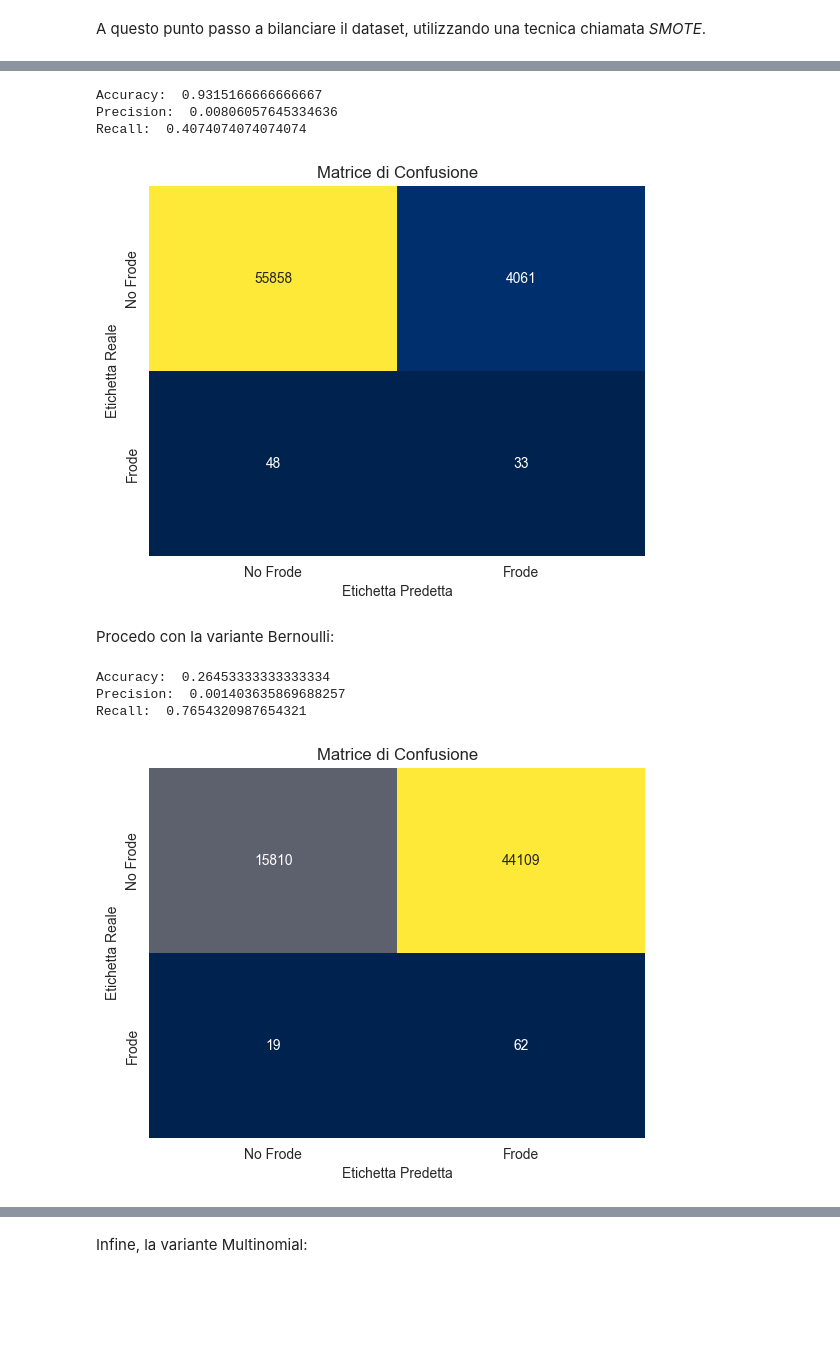
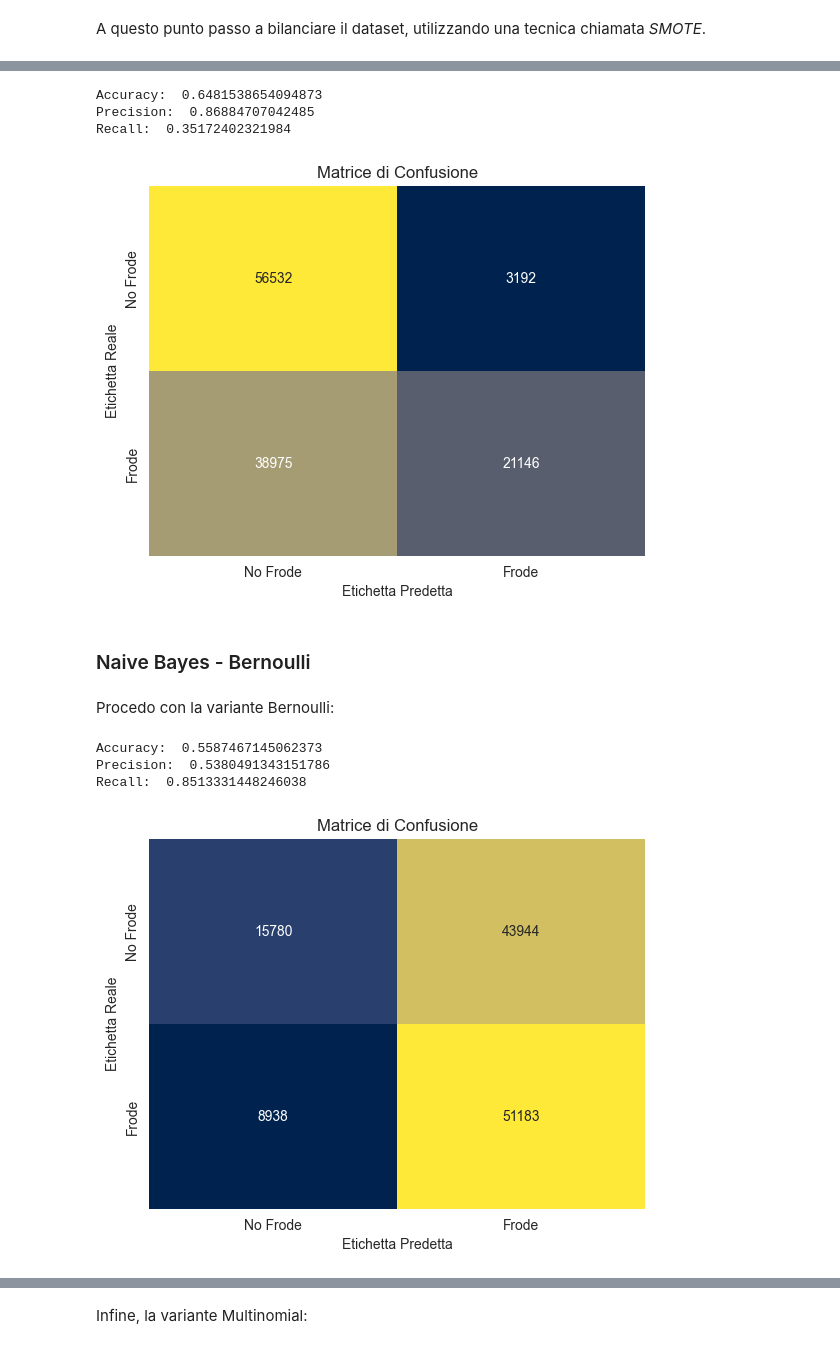
Before and after one commit to marcosantoriello/CCFDetector, a Jupyter notebook: CreditCardFraudDetector.ipynb, the cells around one changed output, grey strips where cells are left out. Saved outputs shown, nothing was run; the diff lists cells and outputs as text; code cells hidden in the pictures; blank space fills up the shorter version.

Commit message:
Implementati Naive Bayes, DTC, Random Forest

```diff
--- a/CreditCardFraudDetector.ipynb
+++ b/CreditCardFraudDetector.ipynb
@@ -443,12 +425,12 @@ A questo punto passo a bilanciare il dataset, utilizzando una tecnica chiamata *
 # %%
 from imblearn.over_sampling import SMOTE
 # %%
-print("Prima dell'OverSampling, n. transazioni fraudolente: {}".format(sum(y_train==1)))
-print("Prima dell'OverSampling, n. transazioni non fraudolente: {} \n".format(sum(y_train==0)))
+print("Prima dell'OverSampling, n. transazioni fraudolente: {}".format(sum(y==1)))
+print("Prima dell'OverSampling, n. transazioni non fraudolente: {} \n".format(sum(y==0)))
 
 sm = SMOTE(random_state=52)
-X_train_smote, y_train_smote = sm.fit_resample(X_train, y_train)
+X_smote, y_smote = sm.fit_resample(X, y)
 
-print("Dopo l'OverSampling, n. transazioni fraudolente: {}".format(sum(y_train_smote==1)))
-print("Dopo l'OverSampling, n. transazioni non fraudolente: {}".format(sum(y_train_smote==0)))
+print("Dopo l'OverSampling, n. transazioni fraudolente: {}".format(sum(y_smote==1)))
+print("Dopo l'OverSampling, n. transazioni non fraudolente: {}".format(sum(y_smote==0)))
 # %% [output]
@@ -463,0 +449,8 @@ In particolare, andrò ad utilizzare i due algoritmi studiati durante il corso d
+# %%
+# Divido il dataset
+X_train, X_test, y_train, y_test = train_test_split(X_smote, y_smote, test_size=0.2, random_state=52)
+print("Numero di transazioni nel dataset X_train: ", X_train.shape)
+print("Numero di transazioni nel dataset y_train: ", y_train.shape)
+print("Numero di transazioni nel dataset X_test: ", X_test.shape)
+print("Numero di transazioni nel dataset y_test: ", y_test.shape)
+Counter(y_test)  # Controllo proporzione dei valori 0 e 1 nel test set
@@ -477,6 +478,6 @@ bnb = BernoulliNB()
 # %%
 # Addestramento modello
-gnb.fit(X_train_smote,y_train_smote)
+gnb.fit(X_train,y_train)
 
 # Predizione
 y_pred_gnb = gnb.predict(X_test)
@@ -499,37 +500,39 @@ plt.xlabel('Etichetta Predetta')
 plt.ylabel('Etichetta Reale')
 plt.show()
 # %% [output]
-Accuracy:  0.9315166666666667
-Precision:  0.00806057645334636
-Recall:  0.4074074074074074
+Accuracy:  0.6481538654094873
+Precision:  0.86884707042485
+Recall:  0.35172402321984
-[figure, old version]
+[figure, new version]
+# %% [markdown]
+### Naive Bayes - Bernoulli
 # %% [markdown]
 Procedo con la variante Bernoulli:
 # %%
 # Addestramento modello
-bnb.fit(X_train_smote,y_train_smote)
+bnb.fit(X_train,y_train)
 
 # Predizione
 y_pred_bnb = bnb.predict(X_test)
 
 accuracyBNB = accuracy_score(y_test,y_pred_bnb)
 precisionBNB = precision_score(y_test,y_pred_bnb)
 recallBNB = recall_score(y_test,y_pred_bnb)
 
 print('Accuracy: ', accuracyBNB)
 print('Precision: ', precisionBNB)
 print('Recall: ' , recallBNB)
 
 # Confusion Matrix
 labels = ['No Frode', 'Frode']
 confusion_matrix_result = confusion_matrix(y_test, y_pred_bnb)
 sns.heatmap(confusion_matrix_result, annot=True, fmt='d', cmap='cividis', xticklabels=labels, yticklabels=labels, cbar=False)
 plt.title('Matrice di Confusione')
 plt.xlabel('Etichetta Predetta')
 plt.ylabel('Etichetta Reale')
 plt.show()
 # %% [output]
-Accuracy:  0.26453333333333334
-Precision:  0.001403635869688257
-Recall:  0.7654320987654321
+Accuracy:  0.5587467145062373
+Precision:  0.5380491343151786
+Recall:  0.8513331448246038
-[figure, old version]
+[figure, new version]
```
Also changed, not shown: parts of 18 cells of this notebook, 5 other files.
